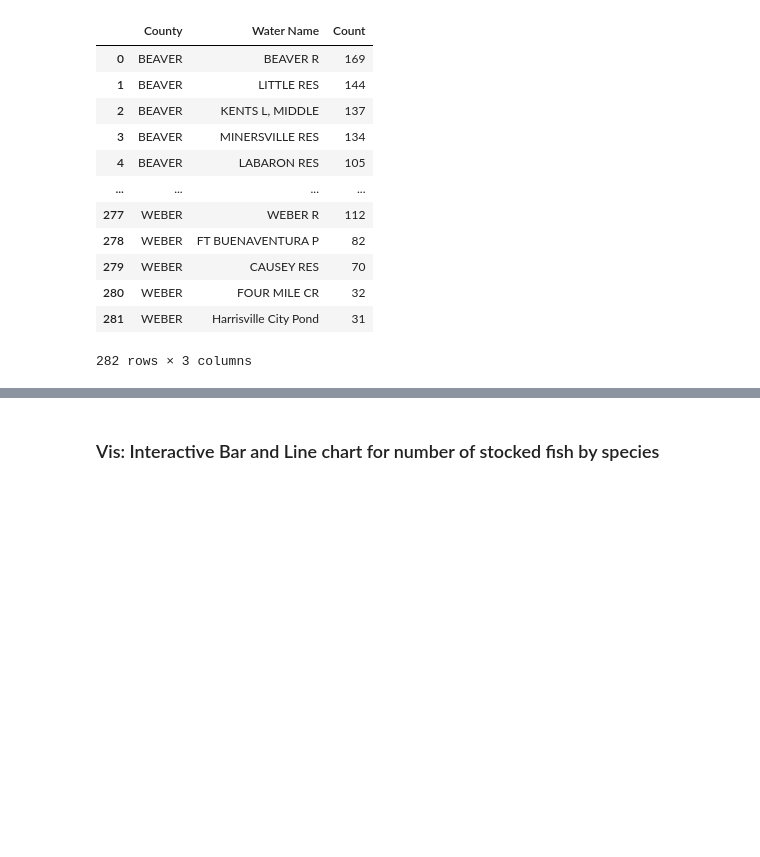
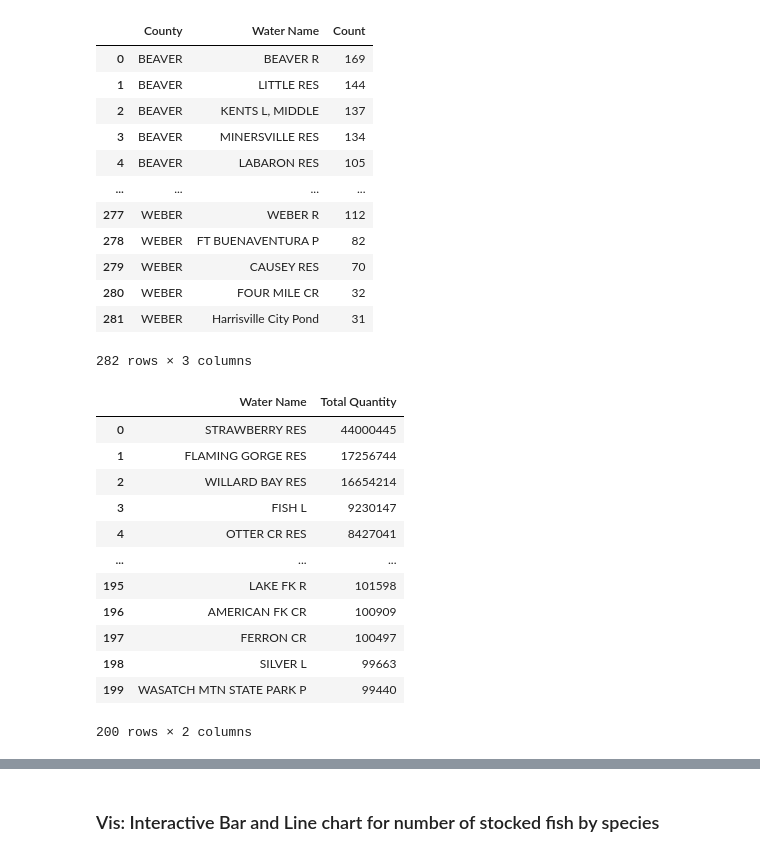
Before and after one commit to Daxton-Furniss/COMP-5960_Project, a Jupyter notebook: exploratory_notebook_draft.ipynb, the cells around one changed output, grey strips where cells are left out. Saved outputs shown, nothing was run; the diff lists cells and outputs as text; code cells hidden in the pictures; blank space fills up the shorter version.

```diff
--- a/exploratory_notebook_draft.ipynb
+++ b/exploratory_notebook_draft.ipynb
@@ -173,3 +164,22 @@ top_10_watername_per_county
+# %%
+top_200_watername_locations = fish_stock_data.groupby('Water Name')['Quantity'].sum().nlargest(200).reset_index(name='Total Quantity')
+top_200_watername_locations
+
+#Top 200 areas total? Maybe filter by year or select further?
+# %% [output]
+|  | Water Name | Total Quantity |
+| 0 | STRAWBERRY RES | 44000445 |
+| 1 | FLAMING GORGE RES | 17256744 |
+| 2 | WILLARD BAY RES | 16654214 |
+| 3 | FISH L | 9230147 |
+| 4 | OTTER CR RES | 8427041 |
+| ... | ... | ... |
+| 195 | LAKE FK R | 101598 |
+| 196 | AMERICAN FK CR | 100909 |
+| 197 | FERRON CR | 100497 |
+| 198 | SILVER L | 99663 |
+| 199 | WASATCH MTN STATE PARK P | 99440 |
+200 rows × 2 columns
 # %%
 fish_stock_data['Date Stocked'] = pd.to_datetime(fish_stock_data['Date Stocked'])
 
```
Also changed, not shown: parts of 5 cells of this notebook.
